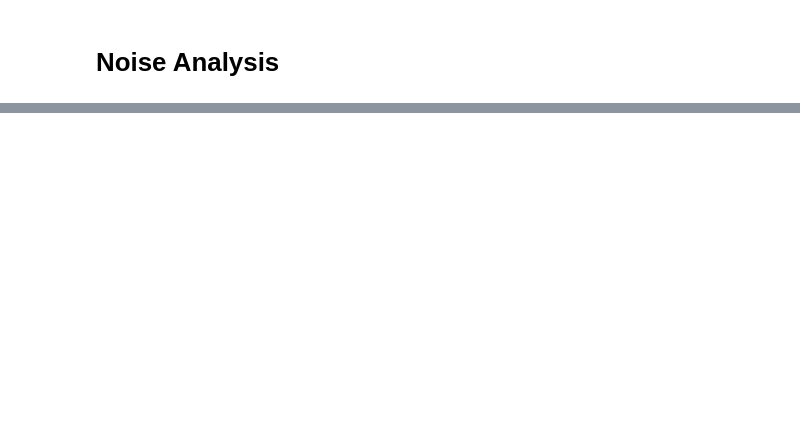
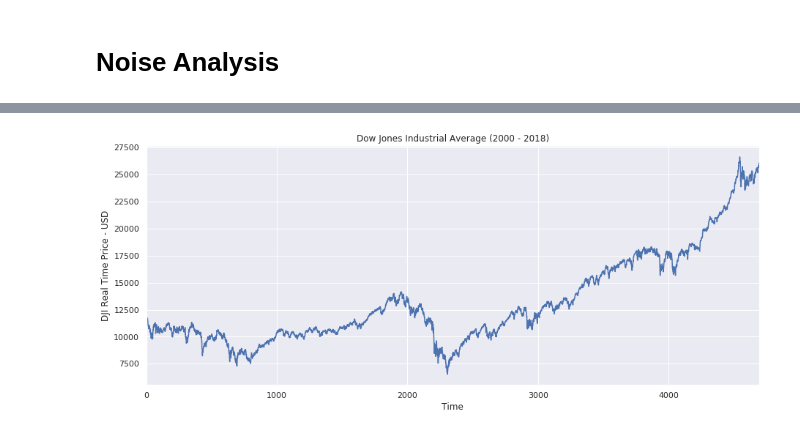
Before and after one commit to jvcm/time-series, a Jupyter notebook: lista_1.ipynb, the cells around one changed output, grey strips where cells are left out. Cells and saved outputs as stored; diff of their text form; code cells hidden in the pictures; blank space fills up the shorter version.

Commit message:
financial data

```diff
--- a/lista_1.ipynb
+++ b/lista_1.ipynb
@@ -199,0 +227,3 @@ ruido_3 = serie_diff_pd
+# %%
+financ_data = pd.read_csv('DJI.csv')
+financ_data.head()
@@ -199,0 +237,12 @@ ruido_3 = serie_diff_pd
+# %%
+X = np.arange(0, len(financ_data))
+y = financ_data.Close.values
+# %%
+plt.plot(X, y)
+plt.xlim(min(X), max(X))
+plt.xlabel('Time')
+plt.ylabel('DJI Real Time Price - USD')
+plt.title('Dow Jones Industrial Average (2000 - 2018)')
+plt.show()
+# %% [output]
+[figure, added]
```
Also changed, not shown: parts of 12 cells of this notebook, 2 other files.
